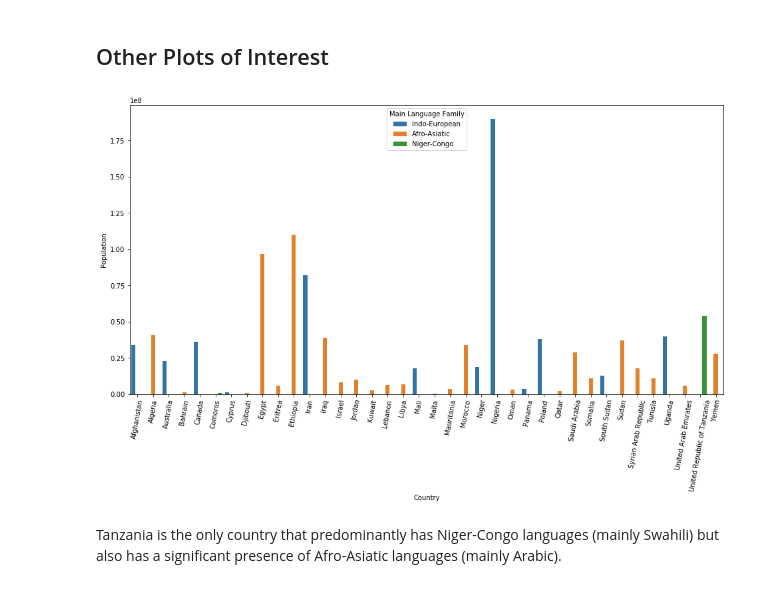
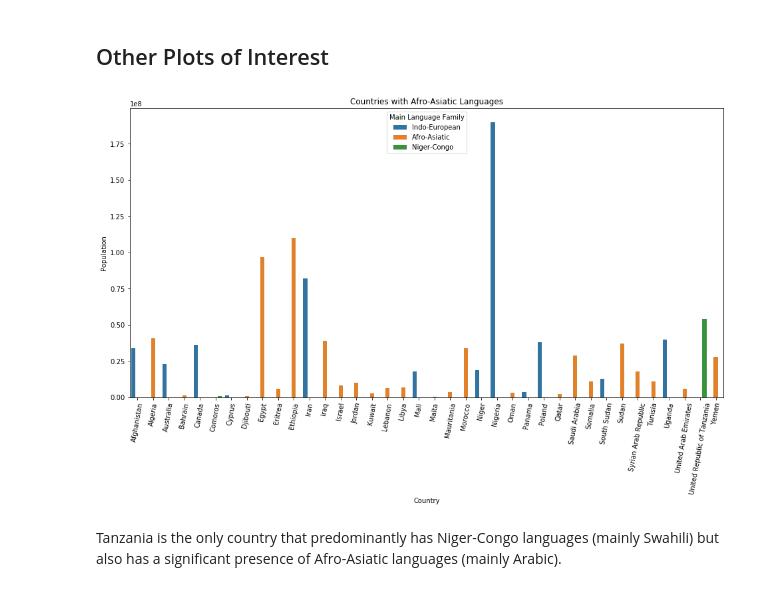
Before and after one commit to gadamico/International-Demographic, a Jupyter notebook: int_demog.ipynb, the cells around one changed output. Cells and saved outputs as stored; diff of their text form; code cells hidden in the pictures.

```diff
--- a/int_demog.ipynb
+++ b/int_demog.ipynb
@@ -190,12 +190,12 @@ aa = data[~data['Afro-Asiatic Languages'].isna()]
 # %%
 fig, ax = plt.subplots(figsize=(16, 8))
 
-sns.barplot(data = aa, y='Population', x='Country',
+sns.barplot(data=aa, y='Population', x='Country',
             hue='Main Language Family', ax=ax)
 plt.xticks(rotation=80)
-# plt.savefig('countries_with_afro-asiatic_languages.png');
+plt.title('Countries with Afro-Asiatic Languages');
 # %% [output]
-[figure, old version]
+[figure, new version]
 # %% [markdown]
 Tanzania is the only country that predominantly has Niger-Congo languages (mainly Swahili) but also has a significant presence of Afro-Asiatic languages (mainly Arabic).
 # %%
```
Also changed, not shown: parts of 3 cells of this notebook, 1 other file.
